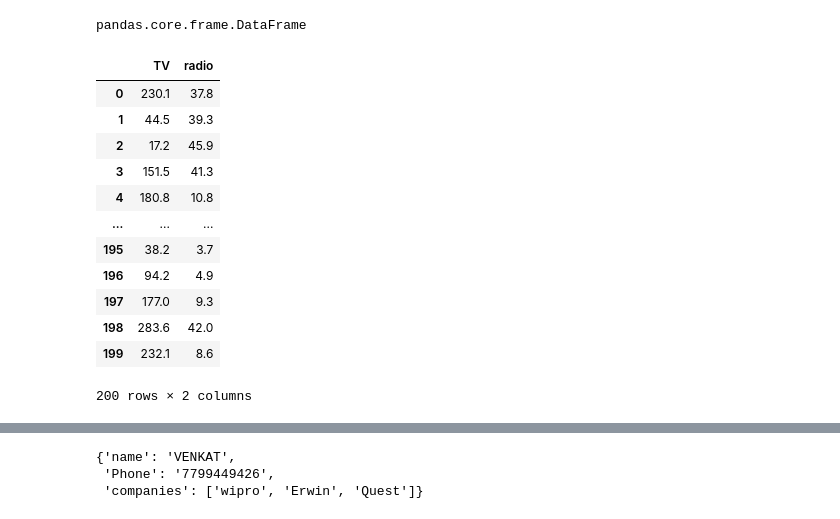
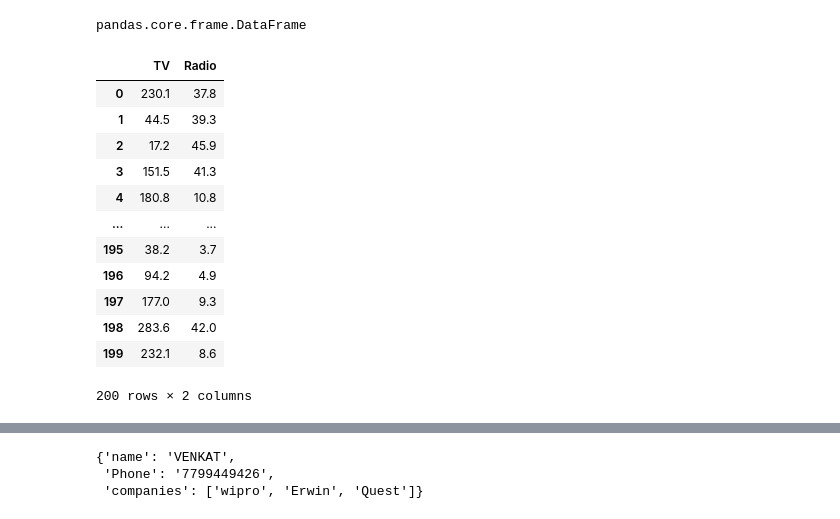
Before and after one commit to venkat-sairam/Pandas_Practise, a Jupyter notebook: PandasRevisedFile_1.ipynb, the cells around one changed output, grey strips where cells are left out. Drawn from its saved outputs; the diff is of its cells as text; code cells hidden in the pictures.

Commit message:
Updated Files for Advertising Dataset

```diff
--- a/PandasRevisedFile_1.ipynb
+++ b/PandasRevisedFile_1.ipynb
@@ -17,7 +17,7 @@ Handling JSON DATA
 """
 print()
 # %%
-df = pd.read_csv("./DataSets/Advertising.csv")
+df = pd.read_csv("../Datasets/Advertising.csv")
 # %%
 df
 # %% [output]
@@ -183,9 +183,9 @@ type(df[['TV']])
 # %% [output]
 pandas.core.frame.DataFrame
 # %%
-df[['TV', 'radio']]
+df[['TV', 'Radio']]
 # %% [output]
-|  | TV | radio |
+|  | TV | Radio |
 | 0 | 230.1 | 37.8 |
 | 1 | 44.5 | 39.3 |
 | 2 | 17.2 | 45.9 |
```
Also changed, not shown: parts of 20 cells of this notebook, 2 other files.
